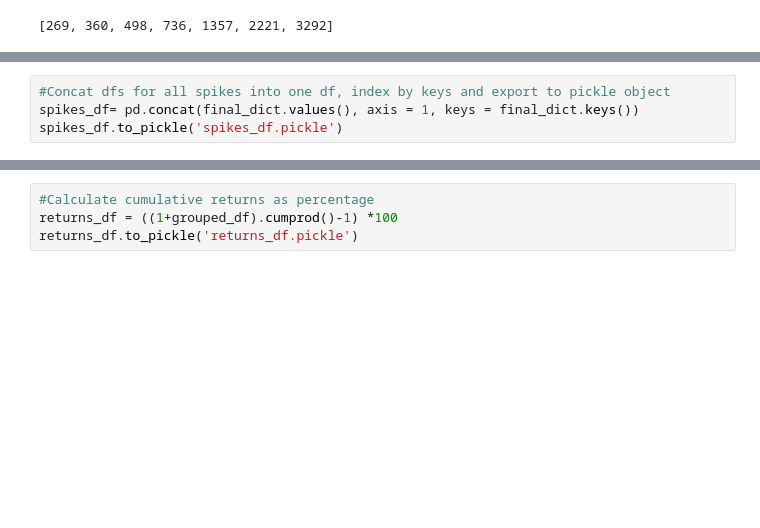
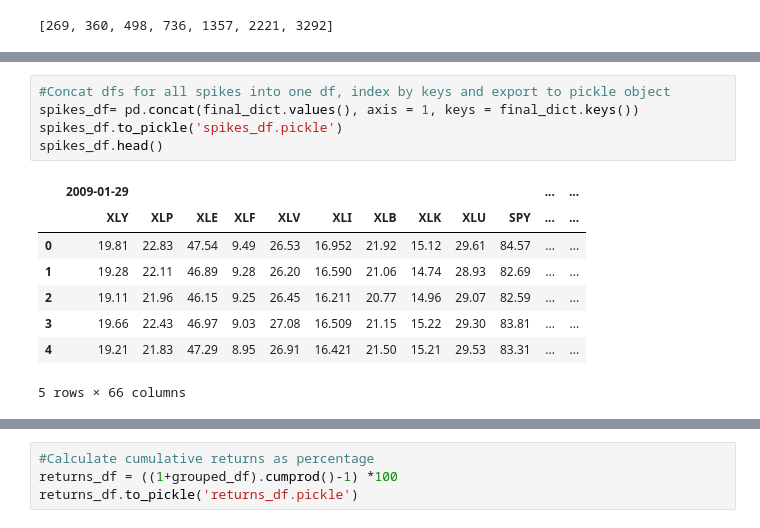
Before and after one commit to georgekoul26/Historical_Yield_Spikes, a Jupyter notebook: yield_slicer.ipynb, the cells around one changed output, grey strips where cells are left out. Saved outputs shown, nothing was run; the diff lists cells and outputs as text; blank space fills up the shorter version.

```diff
--- a/yield_slicer.ipynb
+++ b/yield_slicer.ipynb
@@ -81,7 +80,17 @@ See the caveats in the documentation: https://pandas.pydata.org/pandas-docs/stab
 # %%
 #Concat dfs for all spikes into one df, index by keys and export to pickle object
 spikes_df= pd.concat(final_dict.values(), axis = 1, keys = final_dict.keys())
 spikes_df.to_pickle('spikes_df.pickle')
+spikes_df.head()
+# %% [output]
+|  | 2009-01-29 |  |  |  |  |  |  |  |  |  | ... | ... |
+|  | XLY | XLP | XLE | XLF | XLV | XLI | XLB | XLK | XLU | SPY | ... | ... |
+| 0 | 19.81 | 22.83 | 47.54 | 9.49 | 26.53 | 16.952 | 21.92 | 15.12 | 29.61 | 84.57 | ... | ... |
+| 1 | 19.28 | 22.11 | 46.89 | 9.28 | 26.20 | 16.590 | 21.06 | 14.74 | 28.93 | 82.69 | ... | ... |
+| 2 | 19.11 | 21.96 | 46.15 | 9.25 | 26.45 | 16.211 | 20.77 | 14.96 | 29.07 | 82.59 | ... | ... |
+| 3 | 19.66 | 22.43 | 46.97 | 9.03 | 27.08 | 16.509 | 21.15 | 15.22 | 29.30 | 83.81 | ... | ... |
+| 4 | 19.21 | 21.83 | 47.29 | 8.95 | 26.91 | 16.421 | 21.50 | 15.21 | 29.53 | 83.31 | ... | ... |
+5 rows × 66 columns
 # %%
 # Calculate average percent change and groupby sector
 spikes_df.head()
```
Also changed, not shown: parts of 10 cells of this notebook, 12 other files.
